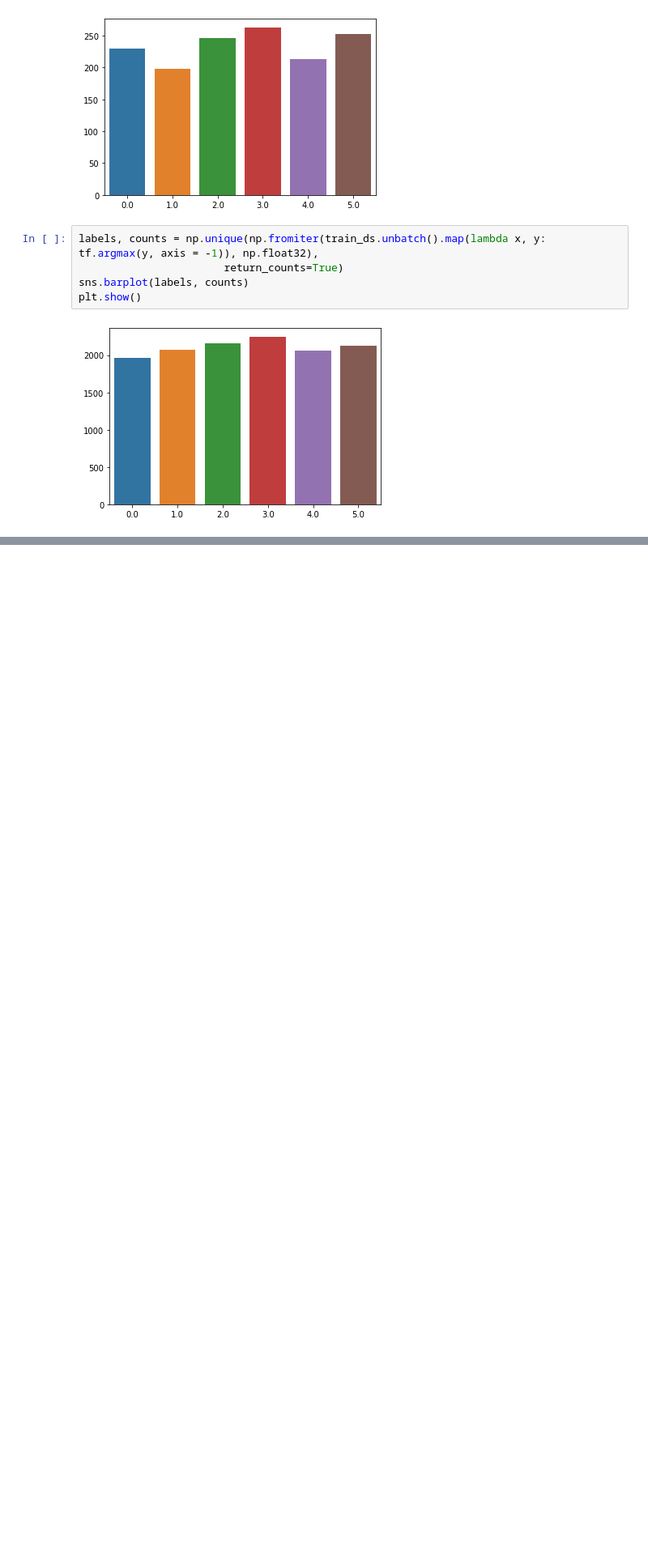
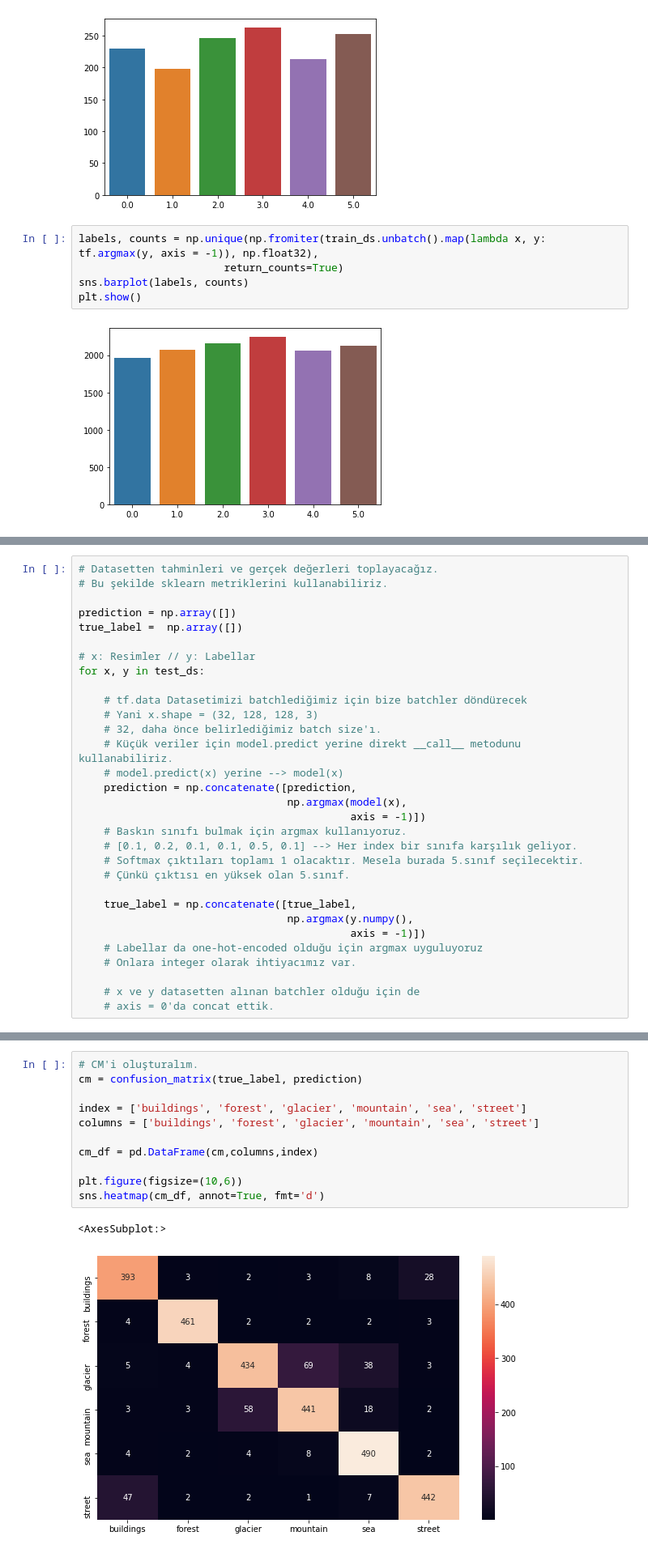
Before and after one commit to Frightera/TensorFlow-2.X-Ogretici-Notebooklar-Turkce, a Jupyter notebook: X - tf.data, tf.image, tfa.image, MiniDenseNet, RAdam Part 1-2.ipynb, the cells around one changed output, grey strips where cells are left out. Shown at 81% size. Saved outputs shown, nothing was run; the diff lists cells and outputs as text; blank space fills up the shorter version.

```diff
--- a/X - tf.data Pipeline ve tf.image Fonksiyonları-Part1.ipynb
+++ b/X - tf.data, tf.image, tfa.image, MiniDenseNet, RAdam Part 1-2.ipynb
@@ -440,0 +754,31 @@ plt.show()
+# %%
+# Datasetten tahminleri ve gerçek değerleri toplayacağız.
+# Bu şekilde sklearn metriklerini kullanabiliriz.
+
+prediction = np.array([])
+true_label =  np.array([])
+
+# x: Resimler // y: Labellar
+for x, y in test_ds:
+
+    # tf.data Datasetimizi batchlediğimiz için bize batchler döndürecek
+    # Yani x.shape = (32, 128, 128, 3)
+    # 32, daha önce belirlediğimiz batch size'ı.
+    # Küçük veriler için model.predict yerine direkt __call__ metodunu kullanabiliriz.
+    # model.predict(x) yerine --> model(x)
+    prediction = np.concatenate([prediction,
+                                 np.argmax(model(x),
+                                           axis = -1)])
+    # Baskın sınıfı bulmak için argmax kullanıyoruz.
+    # [0.1, 0.2, 0.1, 0.1, 0.5, 0.1] --> Her index bir sınıfa karşılık geliyor.
+    # Softmax çıktıları toplamı 1 olacaktır. Mesela burada 5.sınıf seçilecektir.
+    # Çünkü çıktısı en yüksek olan 5.sınıf.
+
+    true_label = np.concatenate([true_label,
+                                 np.argmax(y.numpy(),
+                                           axis = -1)])
+    # Labellar da one-hot-encoded olduğu için argmax uyguluyoruz
+    # Onlara integer olarak ihtiyacımız var.
+
+    # x ve y datasetten alınan batchler olduğu için de
+    # axis = 0'da concat ettik.
@@ -440,0 +795,14 @@ plt.show()
+# %%
+# CM'i oluşturalım.
+cm = confusion_matrix(true_label, prediction)
+
+index = ['buildings', 'forest', 'glacier', 'mountain', 'sea', 'street']
+columns = ['buildings', 'forest', 'glacier', 'mountain', 'sea', 'street']
+
+cm_df = pd.DataFrame(cm,columns,index)
+
+plt.figure(figsize=(10,6))
+sns.heatmap(cm_df, annot=True, fmt='d')
+# %% [output]
+<AxesSubplot:>
+[figure, added]
```
Also changed, not shown: parts of 29 cells of this notebook.
